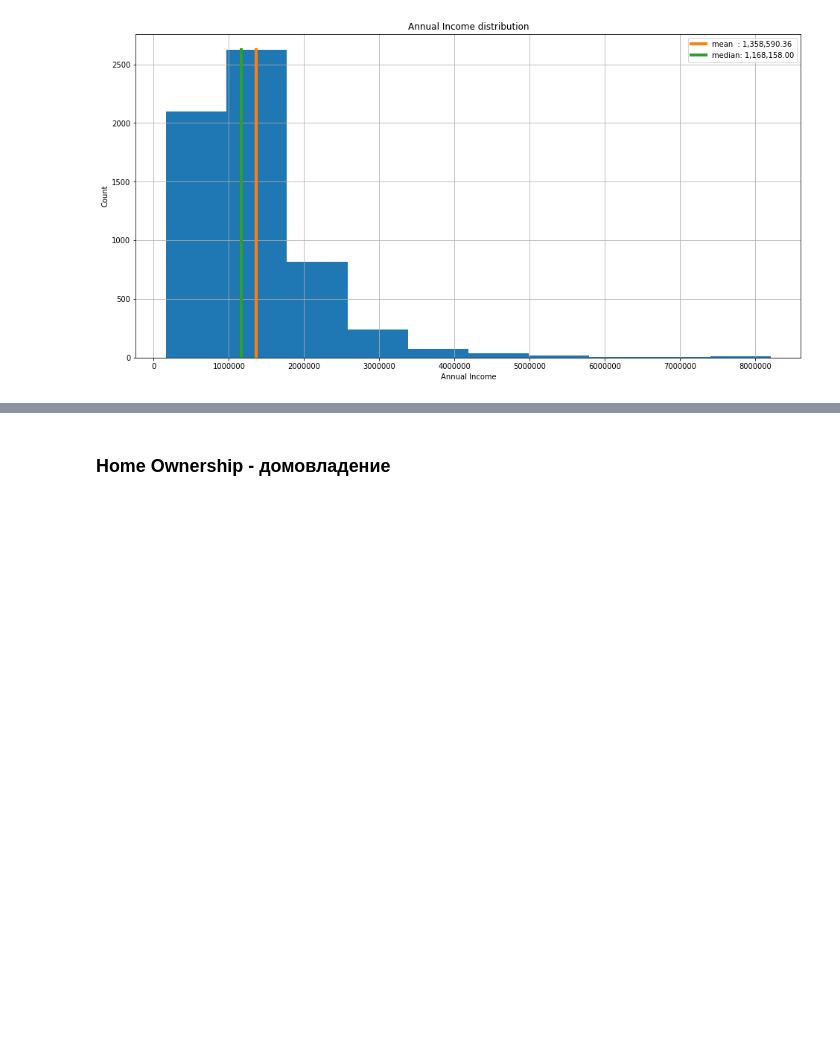
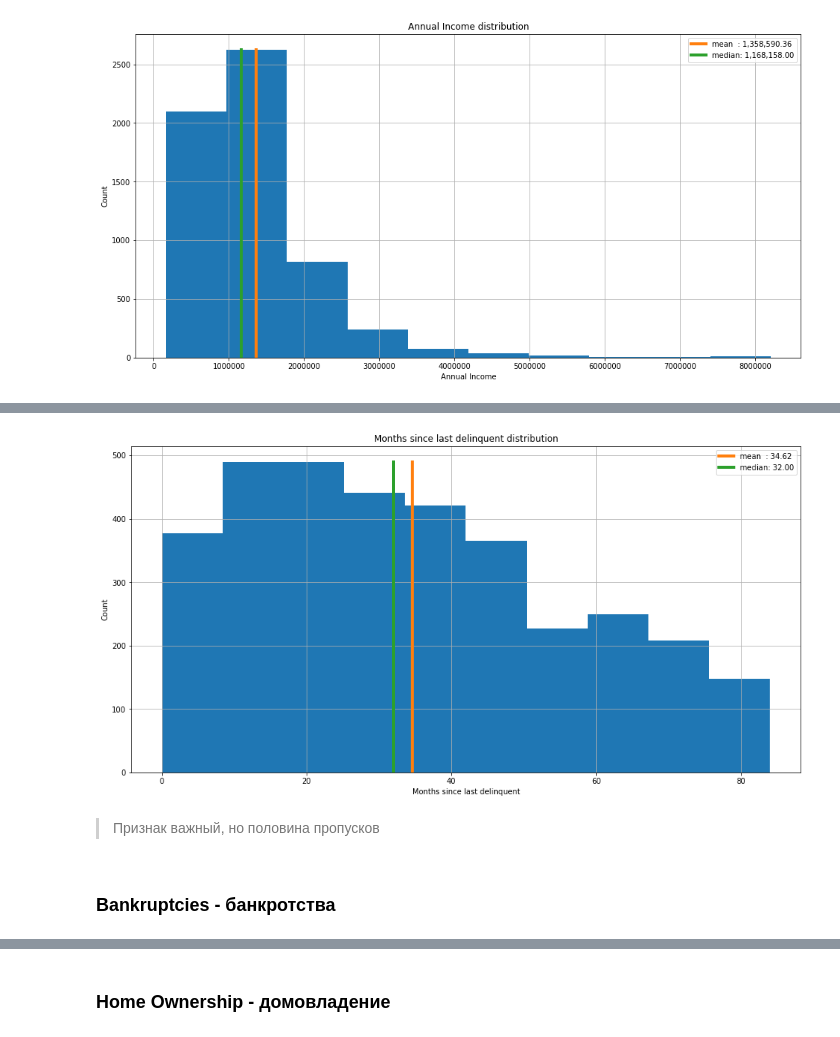
Before and after one commit to alex-chin/GB_LIBS_DS2, a Jupyter notebook: course_project/finBUM.ipynb, the cells around one changed output, grey strips where cells are left out. Saved outputs shown, nothing was run; the diff lists cells and outputs as text; code cells hidden in the pictures; blank space fills up the shorter version.

```diff
--- a/course_project/finBUM.ipynb
+++ b/course_project/finBUM.ipynb
@@ -258,0 +433,8 @@ first_look(df_train['Annual Income'])
+# %%
+first_look(df_train['Months since last delinquent'])
+# %% [output]
+[figure, added]
+# %% [markdown]
+>Признак важный, но половина пропусков
+# %% [markdown]
+### Bankruptcies - банкротства
```
Also changed, not shown: parts of 44 cells of this notebook.
